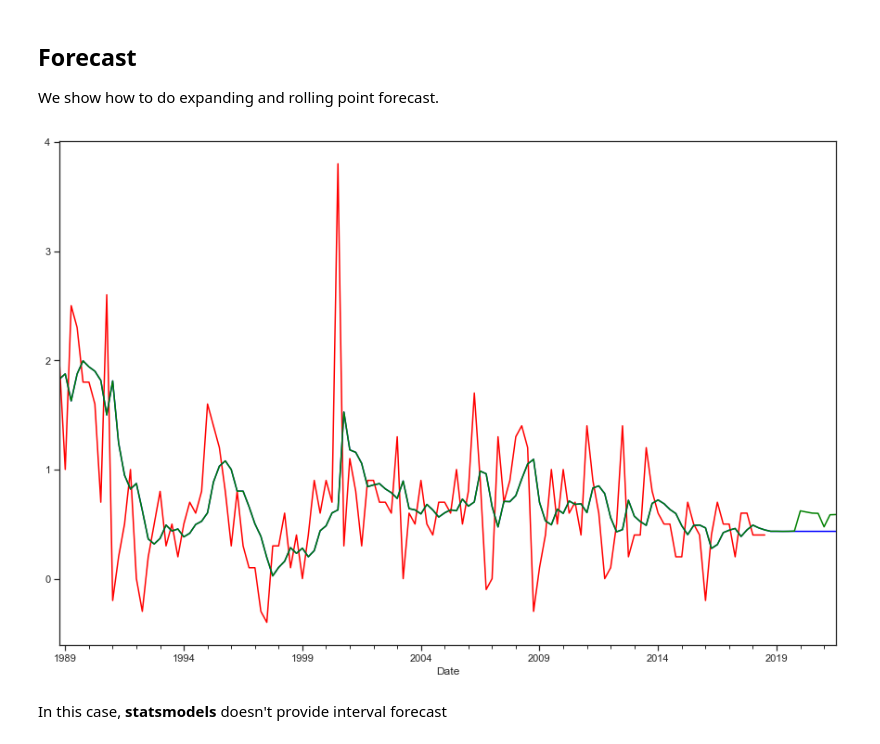
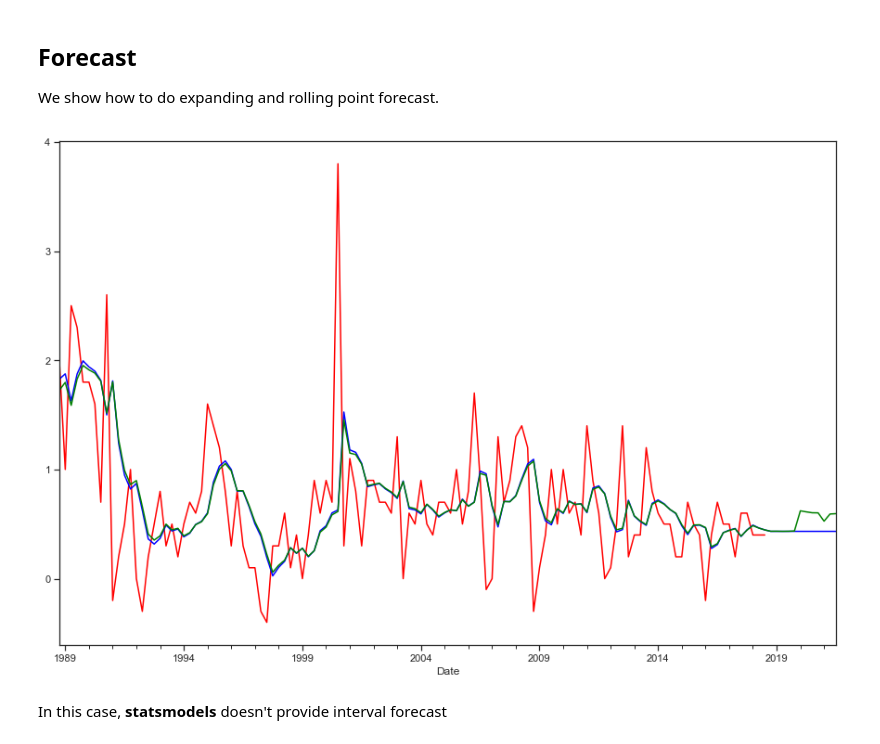
Before and after one commit to caropilardiaz/AnalisisSeriesTemporales, a Jupyter notebook: Tutorial02 Forecasting.ipynb, the cells around one changed output. Drawn from its saved outputs; the diff is of its cells as text; code cells hidden in the pictures.

```diff
--- a/Tutorial02 Forecasting.ipynb
+++ b/Tutorial02 Forecasting.ipynb
@@ -292,24 +298,27 @@ We show how to do expanding and rolling point forecast.
 # %%
 h=12
 w=h*10
 data = y
 model = sm.tsa.SimpleExpSmoothing
 pred_index = y.index[-1] + np.array(range(1,h+1))
 pred_rolling = pd.Series(0,index=pred_index)
 pred_expanding = pd.Series(0,index=pred_index)
-orig_fit = None
+orig_exp = None
+orig_roll = None
 for i in range(0,h):
-    current = pd.concat([data, pred_expanding.head(i)])
-    expanding = model(current).fit()
+    current_exp = pd.concat([data, pred_expanding.head(i)])
+    expanding = model(current_exp).fit()
+    pred_expanding.update(expanding.forecast(1))
+    current_roll = pd.concat([data, pred_rolling.head(i)])
+    rolling = model(current_roll.tail(w)).fit()
+    pred_rolling.update(rolling.forecast(1))
     if i==0:
         orig_fit = expanding.fittedvalues
-    rolling = model(current.tail(w)).fit()
-    pred_expanding.update(expanding.forecast(1))
-    pred_rolling.update(rolling.forecast(1))
+        orig_roll = rolling.fittedvalues
 ax = data[-w:].plot(color='red');#figsize=(9,6))
 pd.concat([orig_fit[-w:],pred_expanding]).plot(ax=ax,color='blue');
-pd.concat([orig_fit[-w:],pred_rolling]).plot(ax=ax,color='green');
+pd.concat([orig_roll[-w:],pred_rolling]).plot(ax=ax,color='green');
 # %% [output]
-[figure, old version]
+[figure, new version]
 # %% [markdown]
 In this case, **statsmodels** doesn't provide interval forecast
```
Also changed, not shown: parts of 6 cells of this notebook, 1 other file.
